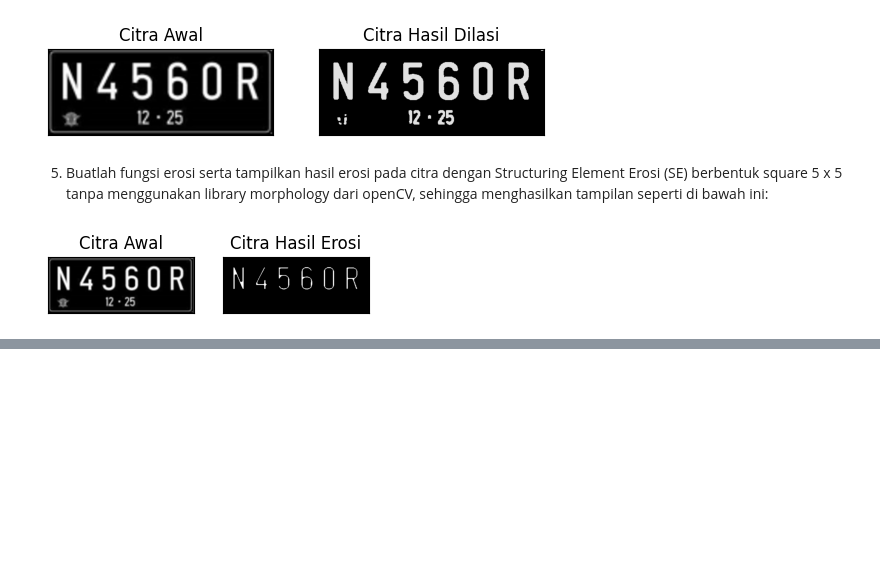
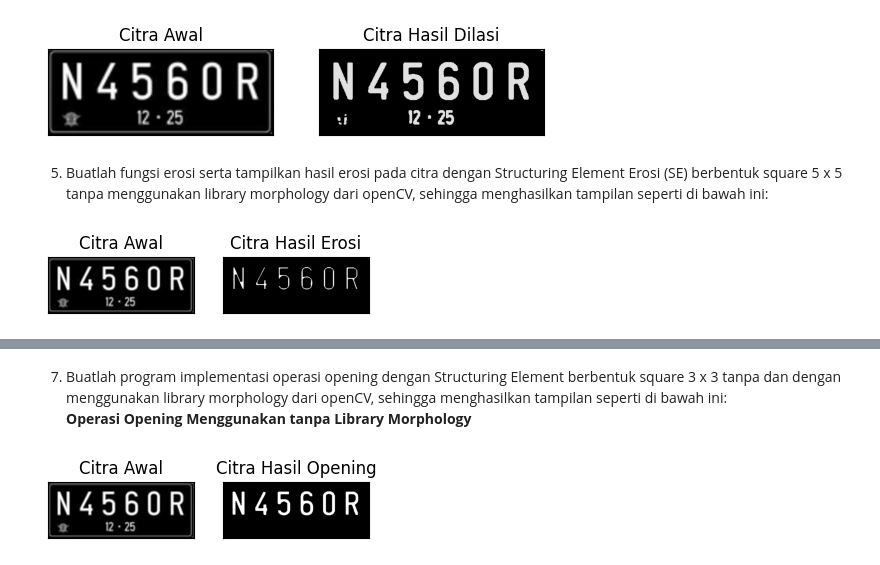
Before and after one commit to RizqiRHuda/PVCK_Semester5, a Jupyter notebook: week9.ipynb, the cells around one changed output, grey strips where cells are left out. Cells and saved outputs as stored; diff of their text form; code cells hidden in the pictures; blank space fills up the shorter version.

```diff
--- a/week9.ipynb
+++ b/week9.ipynb
@@ -122,0 +135,18 @@ plt.show()
+# %% [markdown]
+7. Buatlah program implementasi operasi opening dengan Structuring Element
+berbentuk square 3 x 3 tanpa dan dengan menggunakan library morphology dari openCV, sehingga menghasilkan tampilan seperti di bawah ini:
+**Operasi Opening Menggunakan tanpa Library Morphology**
+# %%
+#Dengan Menggunakan Library
+img_o= cv2.imread('/content/drive/MyDrive/img_python/content/img_week8/plat nomer.jpg',0)
+reto, thresho = cv2.threshold(img_o, 127, 225,
+cv2.THRESH_BINARY)
+k=7
+imgO = dilasi_citra(erosi_citra(thresho,k),k)
+plt.subplot(131),plt.imshow(img_o,cmap = 'gray')
+plt.title('Citra Awal'), plt.xticks([]), plt.yticks([])
+plt.subplot(132),plt.imshow(imgO,cmap = 'gray')
+plt.title('Citra Hasil Opening'), plt.xticks([]), plt.yticks([])
+plt.show()
+# %% [output]
+[figure, added]
```
Also changed, not shown: parts of 4 cells of this notebook.
